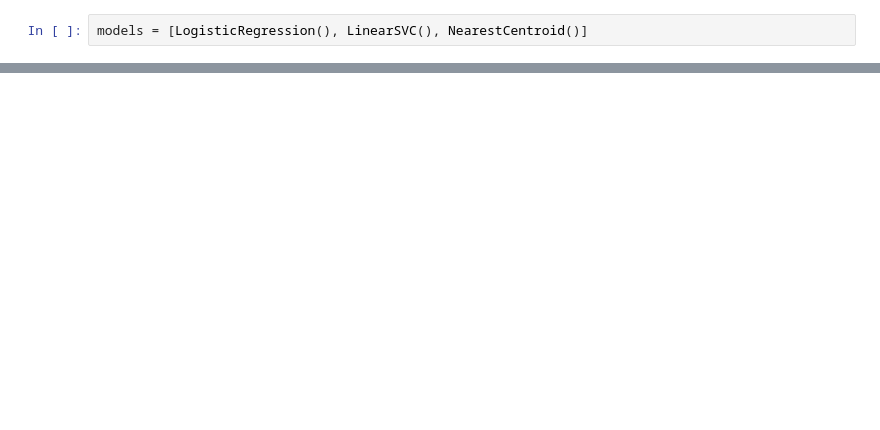
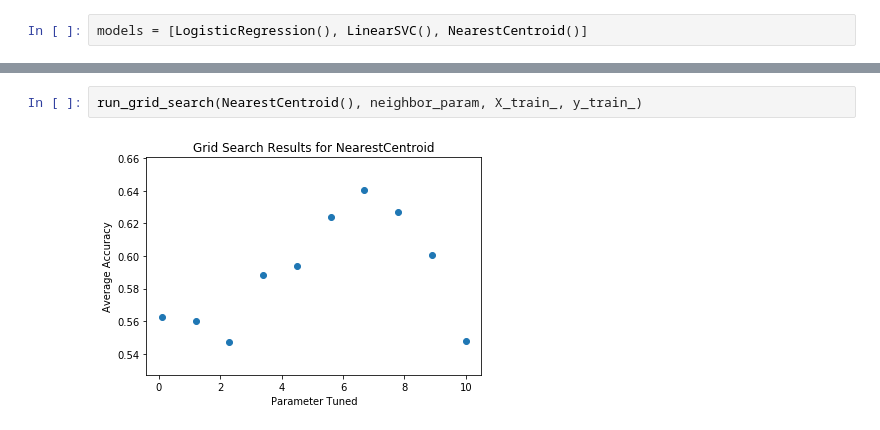
Before and after one commit to OSUScientificComputing464/project-two-grechasneak, a Jupyter notebook: classification.ipynb, the cells around one changed output, grey strips where cells are left out. Cells and saved outputs as stored; diff of their text form; blank space fills up the shorter version.

```diff
--- a/classification.ipynb
+++ b/classification.ipynb
@@ -104,0 +145,4 @@ run_grid_search(LogisticRegression(), logistic_param)
+# %%
+run_grid_search(NearestCentroid(), neighbor_param, X_train_, y_train_)
+# %% [output]
+[figure, added]
```
Also changed, not shown: parts of 23 cells of this notebook, 2 other files.
